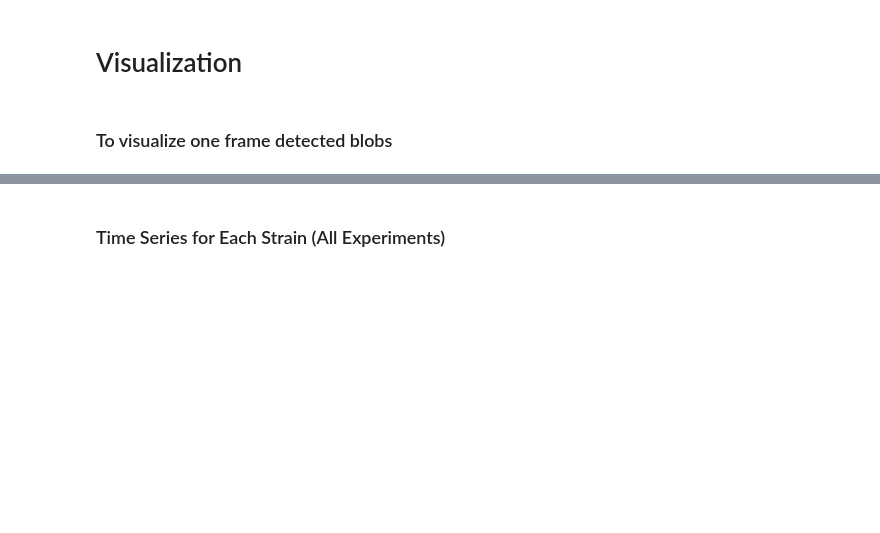
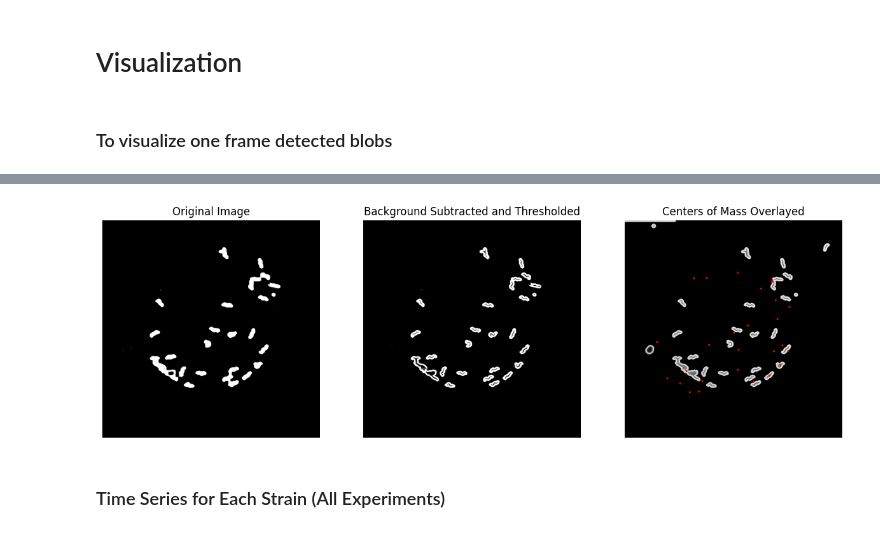
Before and after one commit to erusconiclerici/collectiveNematodes, a Jupyter notebook: Code/Python/Strain_Comparison_Study.ipynb, the cells around one changed output, grey strips where cells are left out. Cells and saved outputs as stored; diff of their text form; code cells hidden in the pictures; blank space fills up the shorter version.

Commit message:
I have cleaned the Strain_Comparison_Study and added a preprocessing section for the images. Normalization + background subtraction + tresholding

```diff
--- a/Code/Python/Strain_Comparison_Study.ipynb
+++ b/Code/Python/Strain_Comparison_Study.ipynb
@@ -343,3 +292,56 @@ Number of features (center of mass) found: 23
+# %%
+def close_areas(image, kernel_size=25):
+    """
+    Perform morphological closing to fill small holes within white areas.
+    """
+    kernel = np.ones((kernel_size, kernel_size), np.uint8)
+    closed_image = cv2.morphologyEx(image, cv2.MORPH_CLOSE, kernel)
+    return closed_image
+
+def visualize_processing_and_results(frame_path, threshold_value=50):
+    """
+    Visualizes the original frame, the frame after background subtraction and thresholding,
+    and the frame with the detected centers of mass overlayed.
+    """
+    original_image = read_image(frame_path)
+    subtracted = subtract_background(frame_path)
+    thresholded = apply_threshold(subtracted, threshold_value)
+
+    closed = close_areas(thresholded)
+
+    segmented = segment_lighter_areas(thresholded, threshold_value)
+    labeled_areas = label(segmented)
+    properties = regionprops(labeled_areas)
+
+    fig, ax = plt.subplots(1, 3, figsize=(15, 5))
+
+    # Original Image
+    ax[0].imshow(closed, cmap='gray')
+    ax[0].set_title('Original Image')
+    ax[0].axis('off')
+
+    # Image after Background Subtraction and Thresholding
+    ax[1].imshow(thresholded, cmap='gray')
+    ax[1].set_title('Background Subtracted and Thresholded')
+    ax[1].axis('off')
+
+    # Image with Centers of Mass
+    ax[2].imshow(original_image, cmap='gray')
+    for prop in properties:
+        center_of_mass = prop.centroid
+        circ = patches.Circle(center_of_mass, radius=5, edgecolor='red', facecolor='none')
+        ax[2].add_patch(circ)
+
+    ax[2].set_title('Centers of Mass Overlayed')
+    ax[2].axis('off')
+
+    plt.show()
+
+# Example usage
+frame_path = '/Volumes/TOSHIBA_EXT/Phenotype_features_collective/Data/ExtractedFrames/JU775/2.2_6_ju775_7a_Set0_Pos0_Ch1_18012018_144528/007500.jpg'
+visualize_processing_and_results(frame_path)
+# %% [output]
+[figure, added]
 # %% [markdown]
 ### Time Series for Each Strain (All Experiments) ###
 # %%
```
Also changed, not shown: parts of 8 cells of this notebook, 8 other files.
